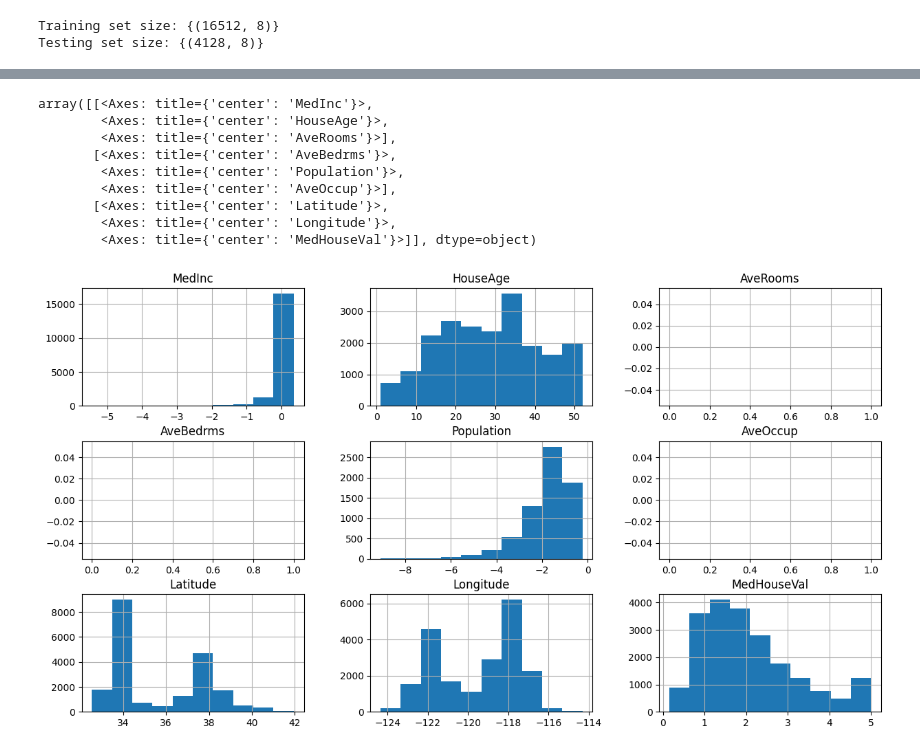
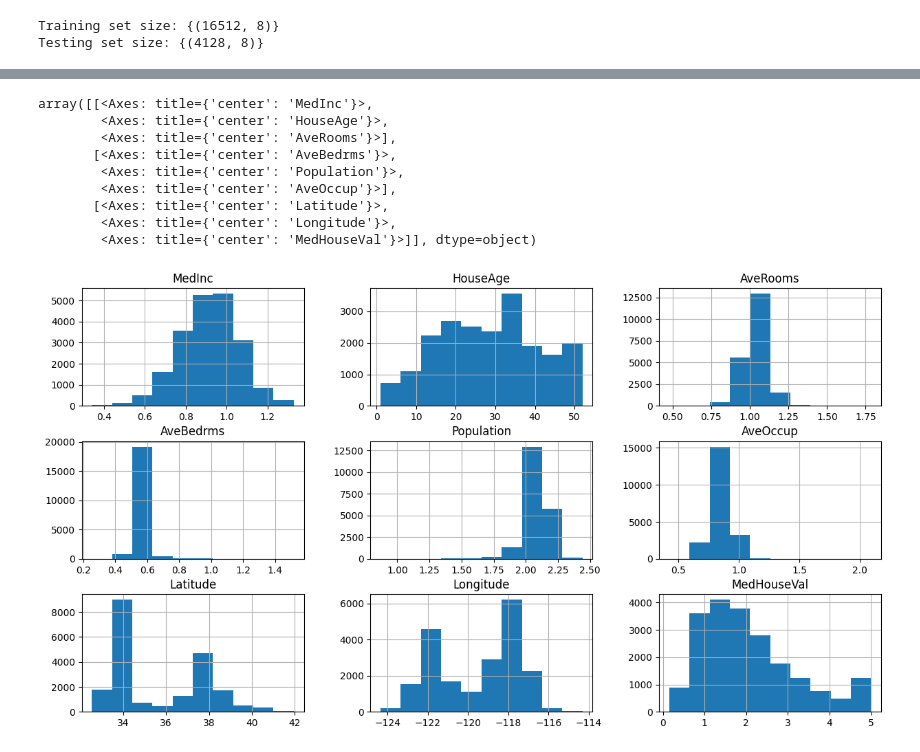
Before and after one commit to Rudeus0/house_price_prediction, a Jupyter notebook: notebooks/analysis.ipynb, the cells around one changed output, grey strips where cells are left out. Saved outputs shown, nothing was run; the diff lists cells and outputs as text; code cells hidden in the pictures.

Commit message:
fix: use df.copy() to prevent inplace mutation on log transforms

```diff
--- a/notebooks/analysis.ipynb
+++ b/notebooks/analysis.ipynb
@@ -96,22 +96,23 @@ array([[<Axes: title={'center': 'MedInc'}>,
 # %%
-housing_df["AveBedrms"] = np.log(housing_df["AveBedrms"] + 1)
-housing_df["AveOccup"] = np.log(housing_df["AveOccup"] + 1)
-housing_df["AveRooms"] = np.log(housing_df["AveRooms"] + 1)
-housing_df["Population"] = np.log(housing_df["Population"] + 1)
-housing_df["MedInc"] = np.log(housing_df["MedInc"] + 1)
+housing_dfc = housing_df.copy()
+housing_dfc["AveBedrms"] = np.log1p(housing_dfc["AveBedrms"])
+housing_dfc["AveOccup"] = np.log1p(housing_dfc["AveOccup"])
+housing_dfc["AveRooms"] = np.log1p(housing_dfc["AveRooms"])
+housing_dfc["Population"] = np.log1p(housing_dfc["Population"])
+housing_dfc["MedInc"] = np.log1p(housing_dfc["MedInc"])
 # %%
-housing_df.hist(figsize=(15, 8))
+housing_dfc.hist(figsize=(15, 8))
 # %% [output]
 array([[<Axes: title={'center': 'MedInc'}>,
         <Axes: title={'center': 'HouseAge'}>,
         <Axes: title={'center': 'AveRooms'}>],
        [<Axes: title={'center': 'AveBedrms'}>,
         <Axes: title={'center': 'Population'}>,
         <Axes: title={'center': 'AveOccup'}>],
        [<Axes: title={'center': 'Latitude'}>,
         <Axes: title={'center': 'Longitude'}>,
         <Axes: title={'center': 'MedHouseVal'}>]], dtype=object)
-[figure, old version]
+[figure, new version]
 # %%
 scaler = StandardScaler()
 X_train_scaled = scaler.fit_transform(X_train)
```
Also changed, not shown: parts of 2 cells of this notebook.
